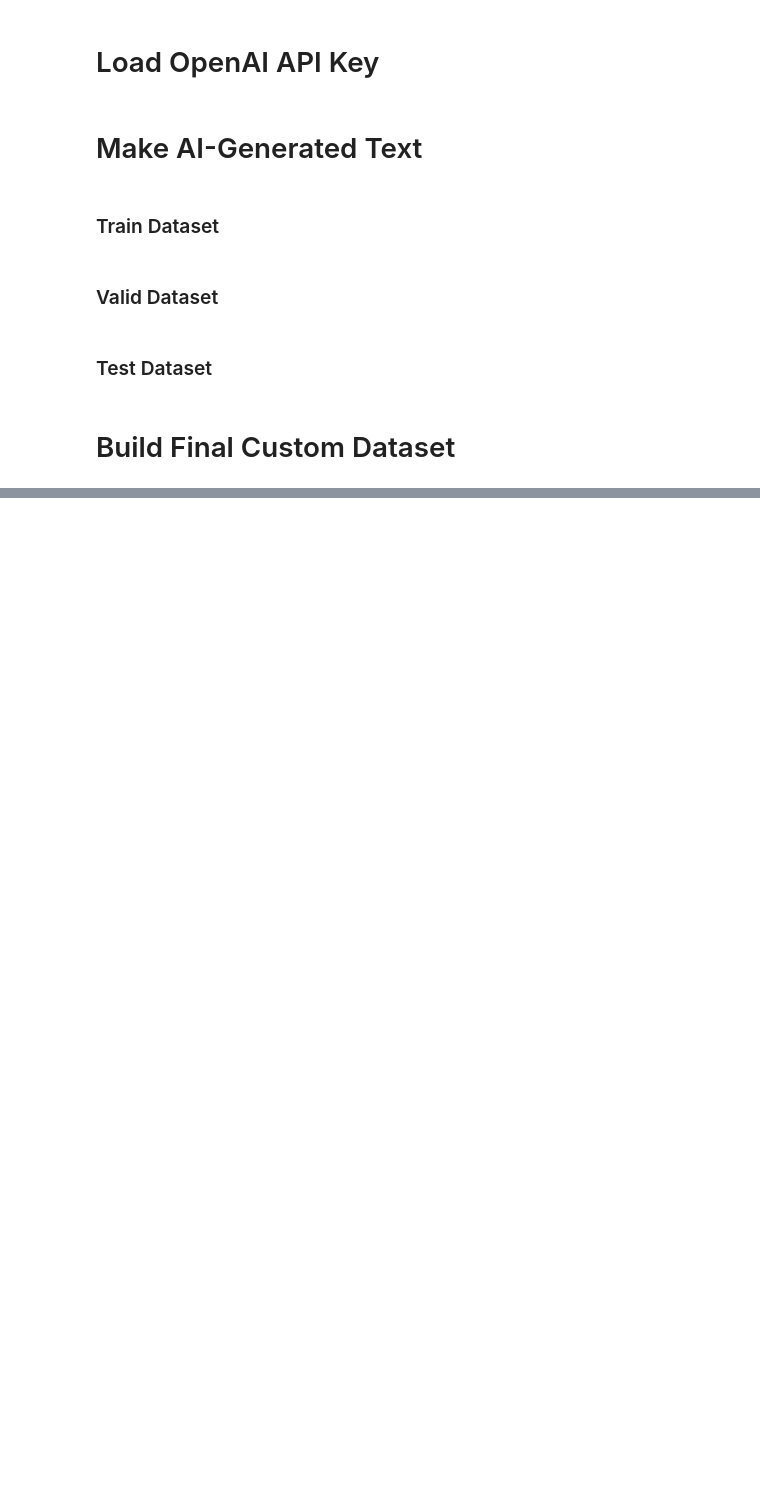
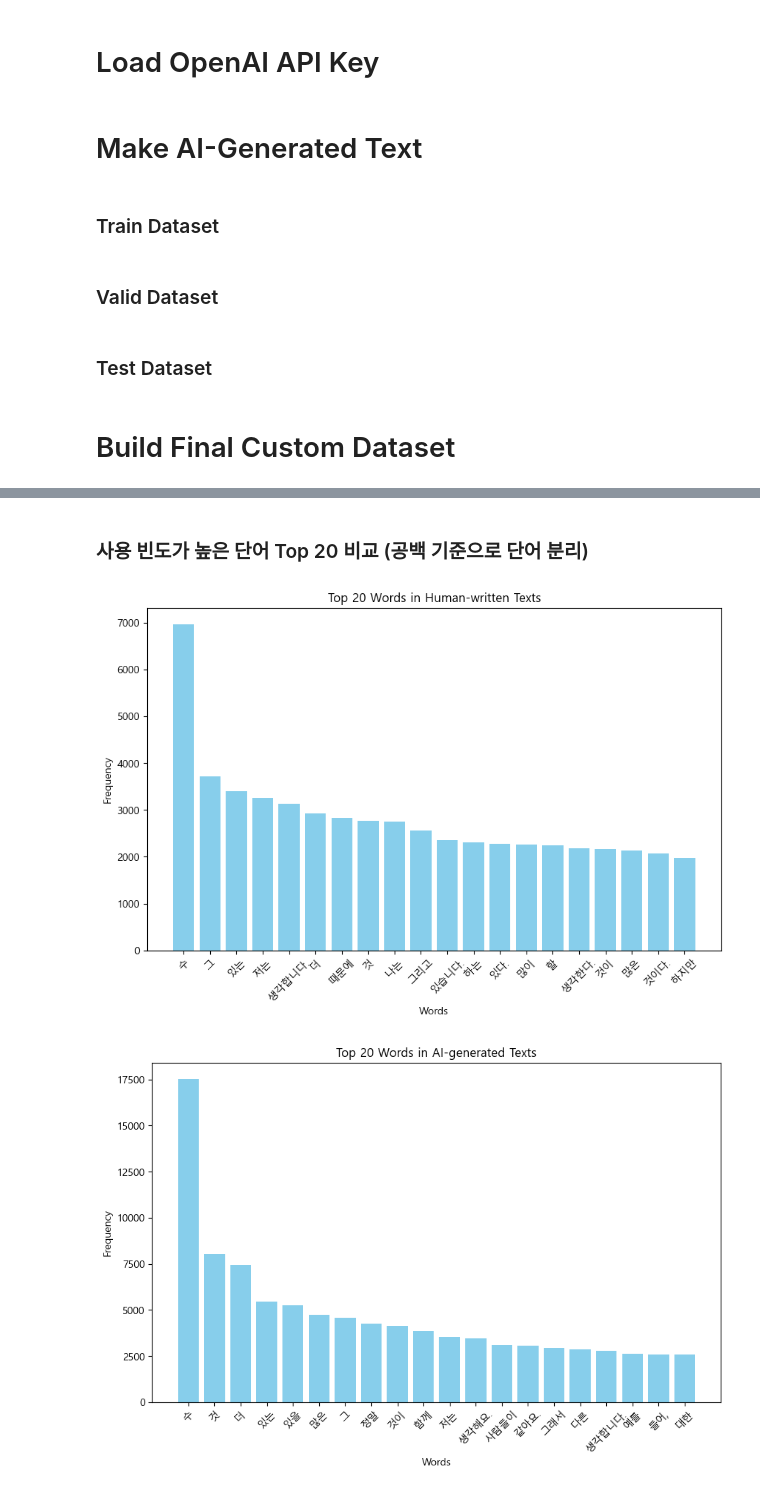
Before and after one commit to gygUnig/Proj_HYU_AI_DL, a Jupyter notebook: 2_build_custom_dataset_AI_Generated_Text.ipynb, the cells around one changed output, grey strips where cells are left out. Drawn from its saved outputs; the diff is of its cells as text; code cells hidden in the pictures; blank space fills up the shorter version.

```diff
--- a/2_build_custom_dataset_AI_Generated_Text.ipynb
+++ b/2_build_custom_dataset_AI_Generated_Text.ipynb
@@ -166,0 +243,37 @@ test_dataset.to_csv(CFG.DF_HUMAN_AI_TEST_PATH, index=False)
+# %% [markdown]
+### 사용 빈도가 높은 단어 Top 20 비교 (공백 기준으로 단어 분리)
+# %%
+import matplotlib.pyplot as plt
+import matplotlib.font_manager as fm
+
+# 한글 폰트 설정
+font_path = "C:/Windows/Fonts/malgun.ttf"
+font_prop = fm.FontProperties(fname=font_path)
+plt.rc('font', family=font_prop.get_name())
+
+def get_top_words(texts, top_n=20):
+    all_words = ' '.join(texts).split()
+    word_counts = Counter(all_words)
+    return word_counts.most_common(top_n)
+
+human_texts = df_final_train[df_final_train['label'] == 0]['text']
+ai_texts = df_final_train[df_final_train['label'] == 1]['text']
+
+human_top_words = get_top_words(human_texts, 20)
+ai_top_words = get_top_words(ai_texts, 20)
+
+def plot_top_words(word_counts, title):
+    words, counts = zip(*word_counts)
+    plt.figure(figsize=(10, 6))
+    plt.bar(words, counts, color="skyblue")
+    plt.title(title)
+    plt.xlabel("Words")
+    plt.ylabel("Frequency")
+    plt.xticks(rotation=45)
+    plt.show()
+
+plot_top_words(human_top_words, "Top 20 Words in Human-written Texts")
+plot_top_words(ai_top_words, "Top 20 Words in AI-generated Texts")
+# %% [output]
+[figure, added]
+[figure, added]
```
Also changed, not shown: parts of 11 cells of this notebook, 3 other files.
